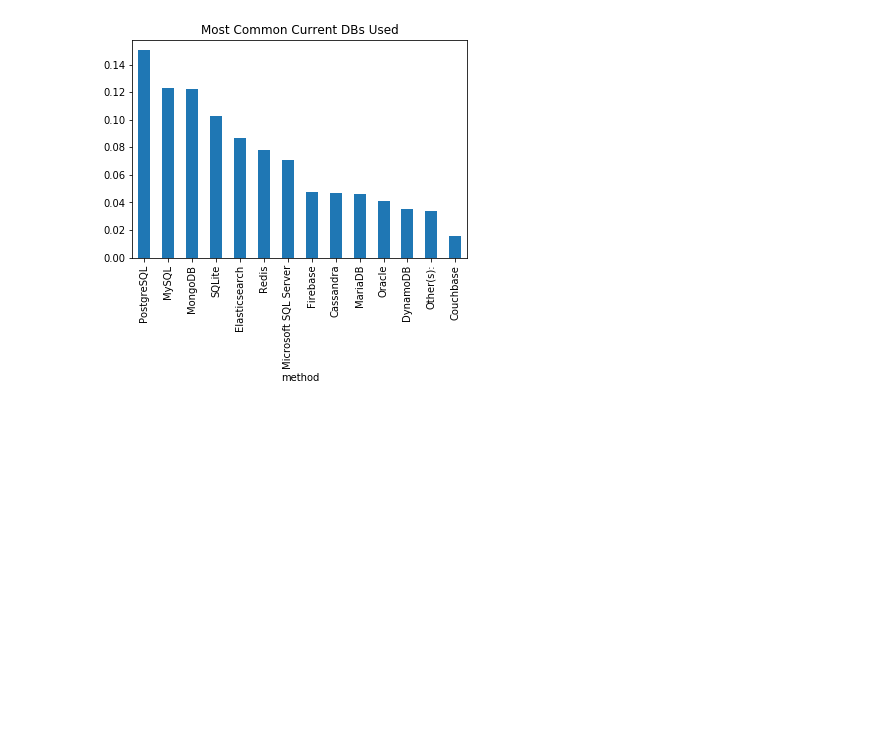
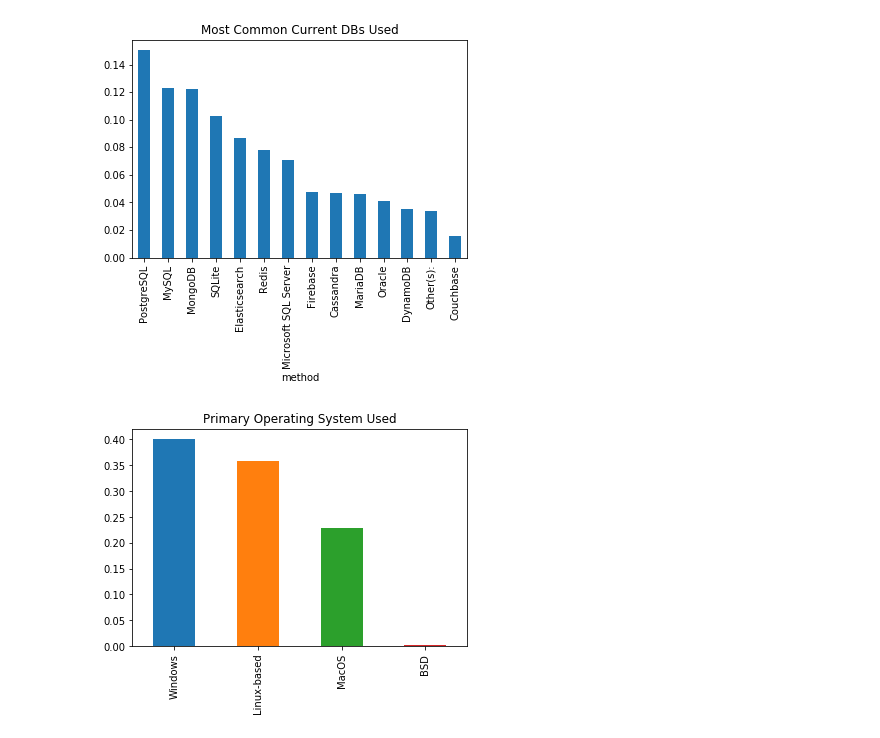
Before and after one commit to lilleboe/stackoverflow_research, a Jupyter notebook: research.ipynb, the cells around one changed output. Cells and saved outputs as stored; diff of their text form; code cells hidden in the pictures; blank space fills up the shorter version.

```diff
--- a/research.ipynb
+++ b/research.ipynb
@@ -230,2 +154,8 @@ props_df = clean_and_plot(df, lang_vals, col='DatabaseDesireNextYear', title='Mo
 # %% [output]
 [figure]
+# %%
+chart_values = df.OpSys.value_counts()
+(chart_values/df.shape[0]).plot(kind="bar");
+plt.title("Primary Operating System Used");
+# %% [output]
+[figure, added]
```
Also changed, not shown: parts of 19 cells of this notebook.
